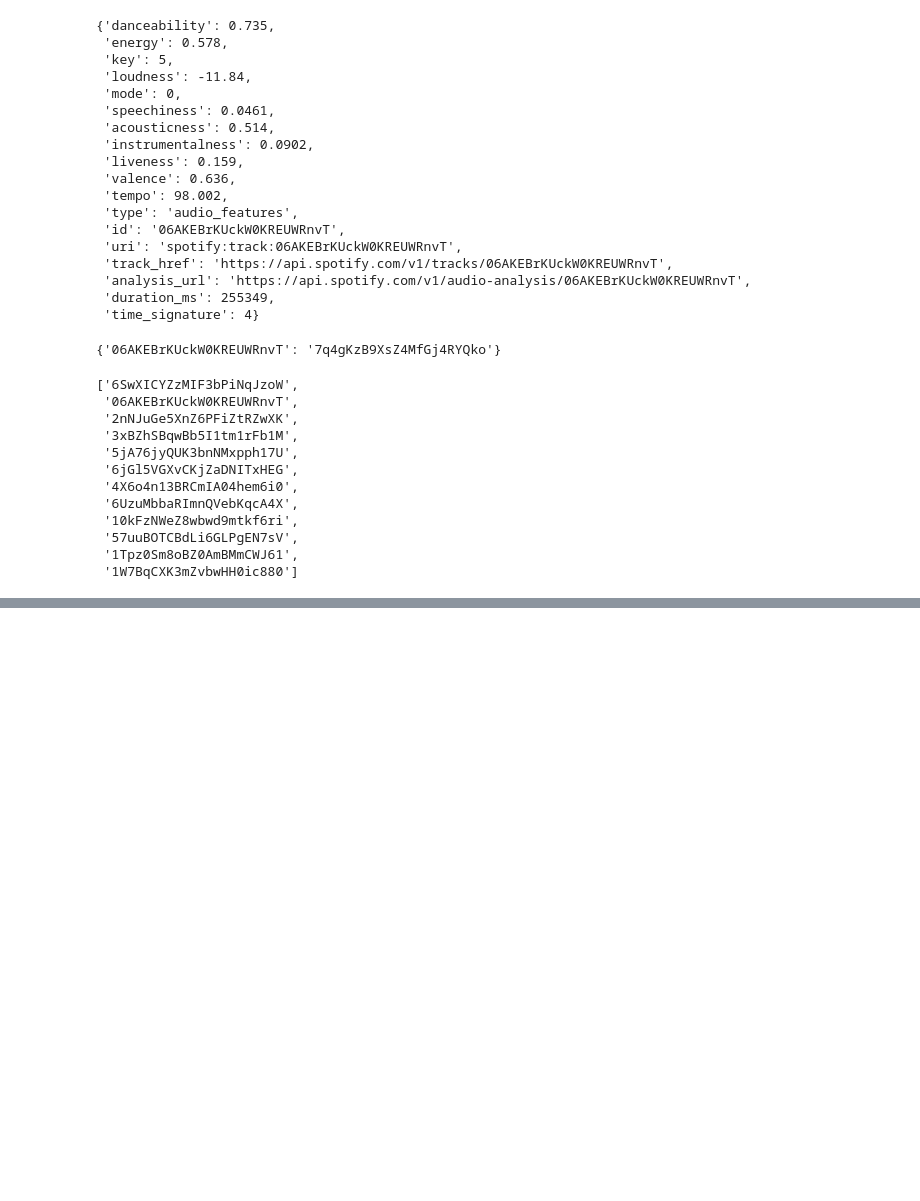
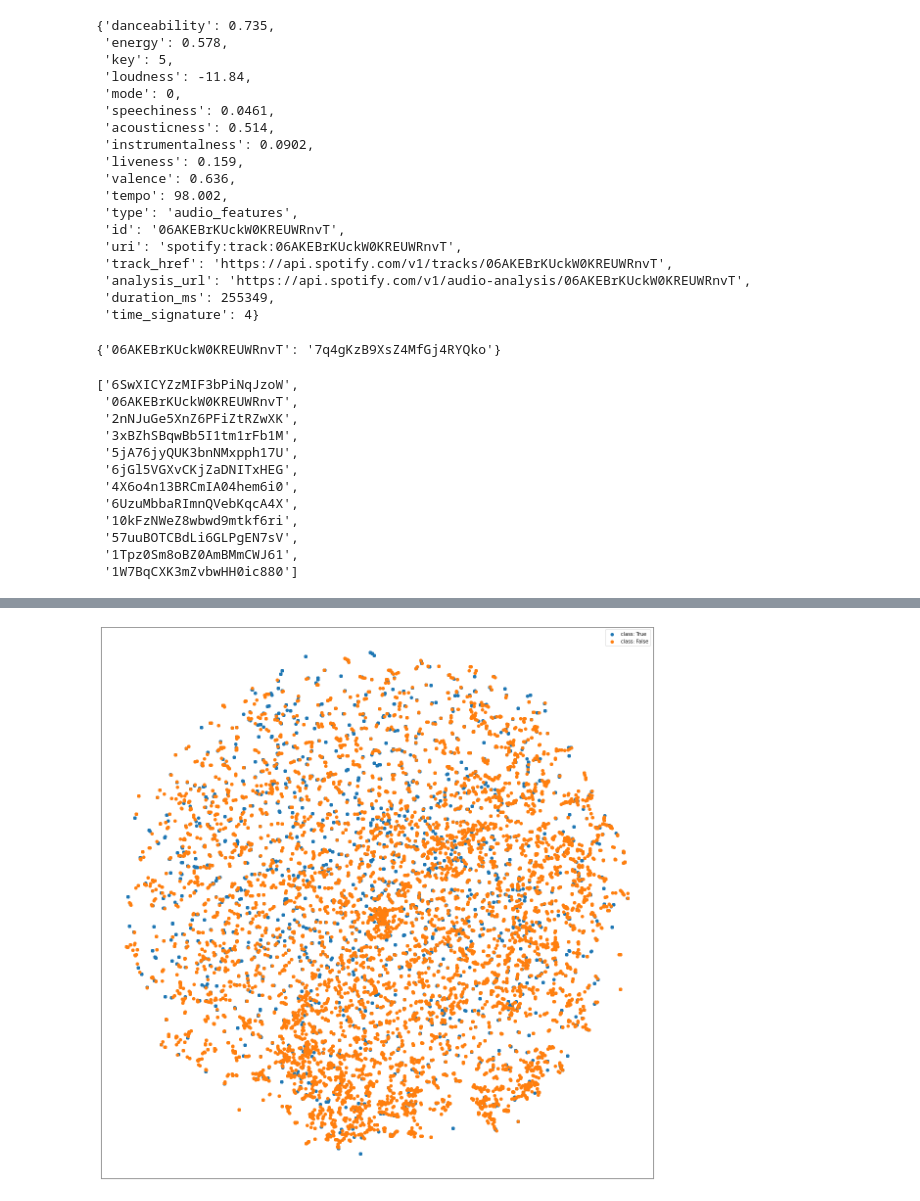
Before and after one commit to pszemkor/SpotiCharts, a Jupyter notebook: Developer API exploration.ipynb, the cells around one changed output, grey strips where cells are left out. Drawn from its saved outputs; the diff is of its cells as text; code cells hidden in the pictures; blank space fills up the shorter version.

```diff
--- a/Developer API exploration.ipynb
+++ b/Developer API exploration.ipynb
@@ -116,0 +356,5 @@ get_tracks_from_album('7q4gKzB9XsZ4MfGj4RYQko')
+# %%
+from sklearn.manifold import TSNE
+
+tsne = TSNE(n_iter=500, verbose=2)
+X_tsne_embedded = tsne.fit_transform(X_scaled)
@@ -116,0 +379,20 @@ get_tracks_from_album('7q4gKzB9XsZ4MfGj4RYQko')
+# %%
+def plot_2d_scatter(X, y):
+    fig, plot = plt.subplots()
+    fig.set_size_inches(16, 16)
+    plt.prism()
+
+    for val in [True, False]:
+        viral_indices = y == val
+        plot.scatter(X[viral_indices, 0], X[viral_indices, 1], label="class: " + str(val))
+
+    plot.set_xticks(())
+    plot.set_yticks(())
+
+    plt.tight_layout()
+    plt.legend()
+    plt.show()
+# %%
+plot_2d_scatter(X_tsne_embedded, targets)
+# %% [output]
+[figure, added]
```
Also changed, not shown: parts of 35 cells of this notebook.
